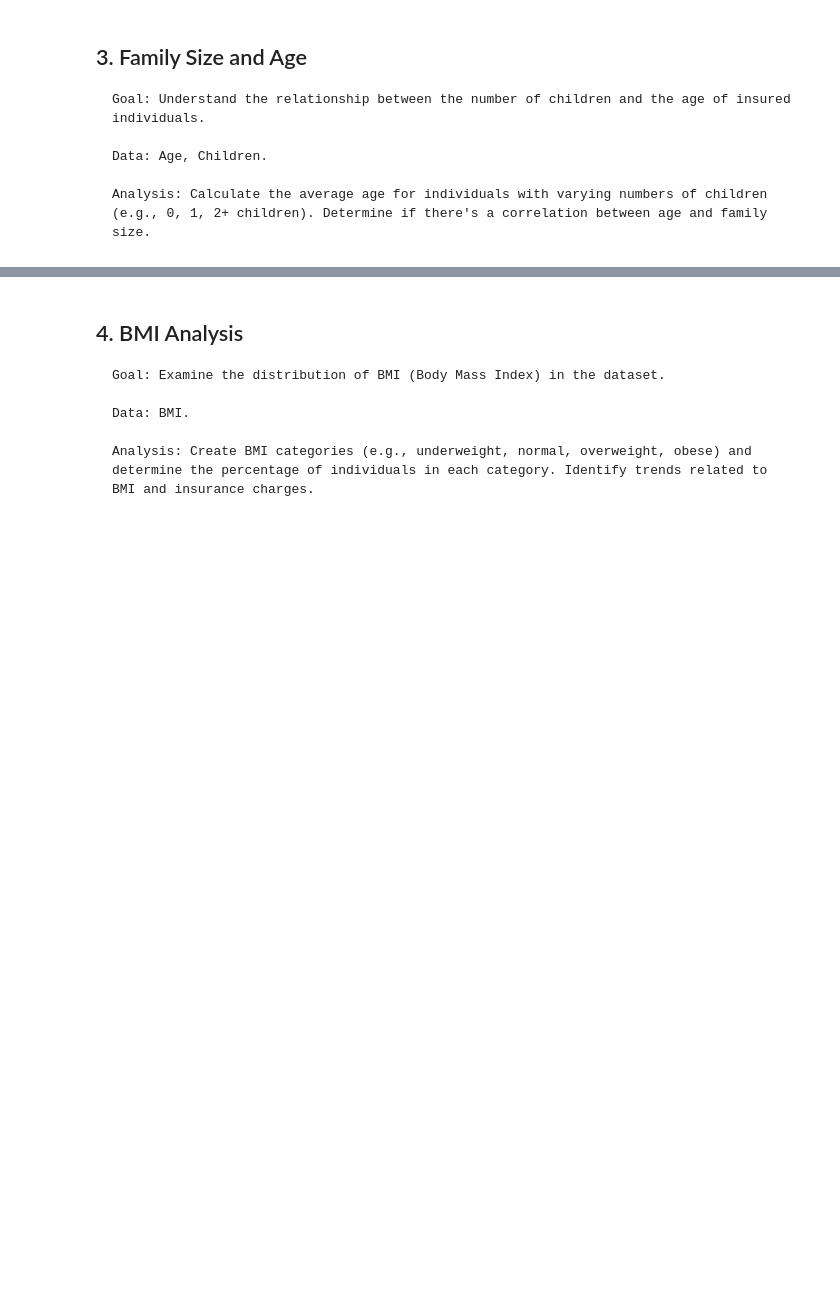
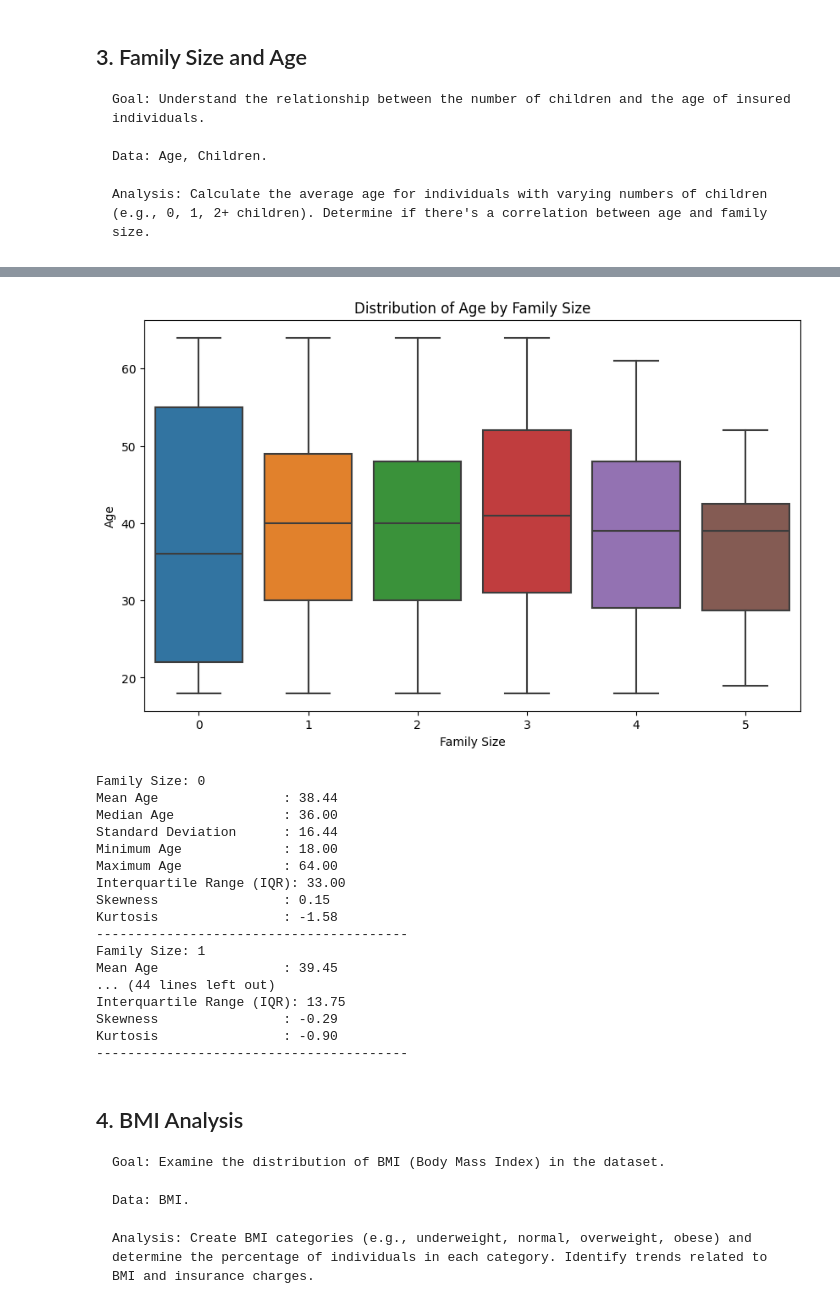
Before and after one commit to pavloskhetab/Codecademy-Data-Scientist-Analytics, a Jupyter notebook: us-medical-insurance-costs.ipynb, the cells around one changed output, grey strips where cells are left out. Drawn from its saved outputs; the diff is of its cells as text; code cells hidden in the pictures; blank space fills up the shorter version.

Commit message:
Added summary statistics for age and children data

```diff
--- a/us-medical-insurance-costs.ipynb
+++ b/us-medical-insurance-costs.ipynb
@@ -939,3 +1036,56 @@ Mann-Whitney U test: Reject the null hypothesis. There is a significant differen
+# %%
+# Group data by family size (assuming you have a 'children' column)
+grouped = df.groupby('children')
+
+# Create an empty dictionary to store results
+results = {}
+
+# Create box plots to visualize the age distribution by family size
+plt.figure(figsize=(10, 6))
+sns.boxplot(x='children', y='age', data=df)
+plt.xlabel('Family Size')
+plt.ylabel('Age')
+plt.title('Distribution of Age by Family Size')
+plt.show()
+
+# Calculate statistics for each group
+for name, group in grouped:
+    results[name] = {
+        'Mean Age': group['age'].mean(),
+        'Median Age': group['age'].median(),
+        'Standard Deviation': group['age'].std(),
+        'Minimum Age': group['age'].min(),
+        'Maximum Age': group['age'].max(),
+        'Interquartile Range (IQR)': group['age'].quantile(0.75) - group['age'].quantile(0.25),
+        'Skewness': group['age'].skew(),
+        'Kurtosis': group['age'].kurtosis()
+    }
+
+# Print the results
+for name, stats in results.items():
+    print(f'Family Size: {name}')
+    for stat, value in stats.items():
+        print(f'{stat:<24}: {value:.2f}')
+    print('-' * 40)  # Add a separator for better readability
+# %% [output]
+[figure, added]
+Family Size: 0
+Mean Age                : 38.44
+Median Age              : 36.00
+Standard Deviation      : 16.44
+Minimum Age             : 18.00
+Maximum Age             : 64.00
+Interquartile Range (IQR): 33.00
+Skewness                : 0.15
+Kurtosis                : -1.58
+----------------------------------------
+Family Size: 1
+Mean Age                : 39.45
+... (44 lines left out)
+Interquartile Range (IQR): 13.75
+Skewness                : -0.29
+Kurtosis                : -0.90
+----------------------------------------
 # %% [markdown]
 ## 4. BMI Analysis
     Goal: Examine the distribution of BMI (Body Mass Index) in the dataset.
```
Also changed, not shown: parts of 8 cells of this notebook.
